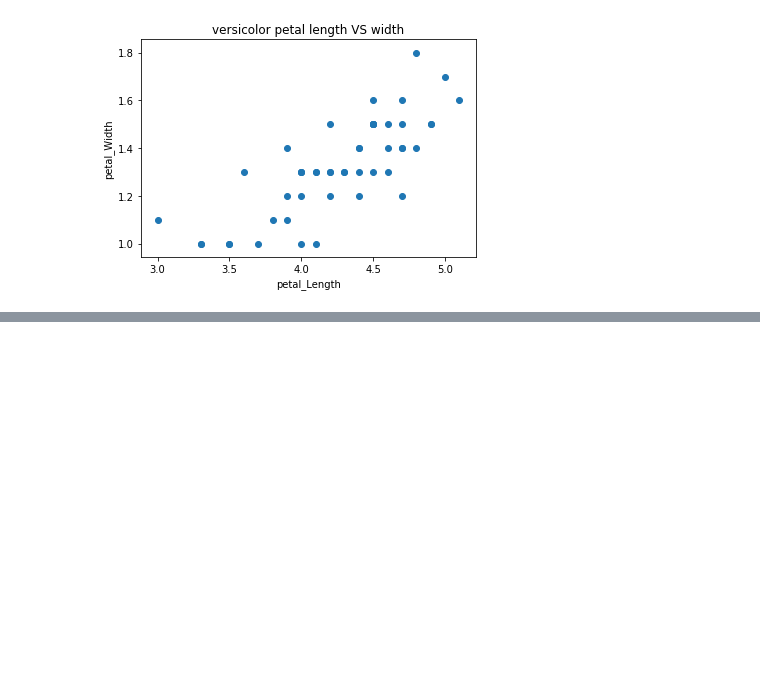
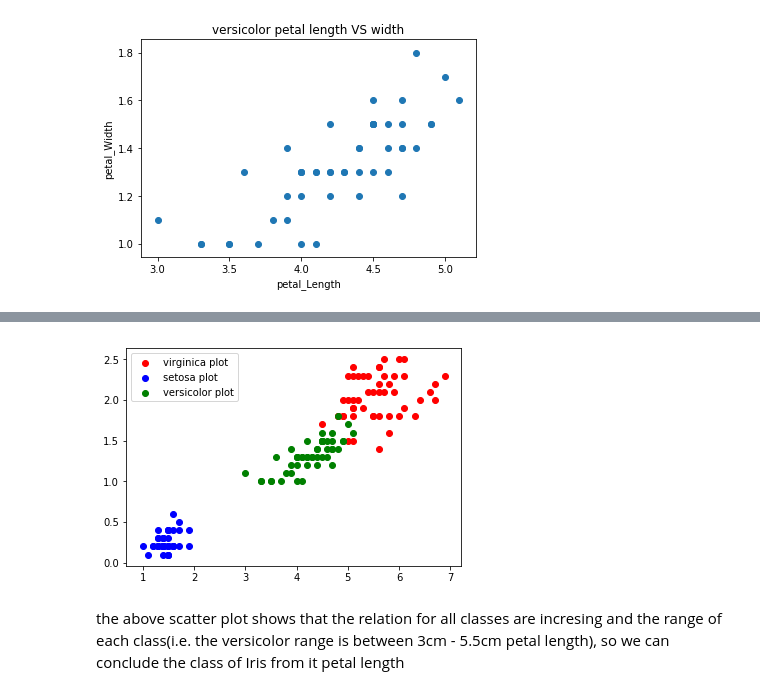
Before and after one commit to Abdelqader-001/HW_Projects, a Jupyter notebook: Exam_Iris Data analysis.ipynb, the cells around one changed output, grey strips where cells are left out. Saved outputs shown, nothing was run; the diff lists cells and outputs as text; code cells hidden in the pictures; blank space fills up the shorter version.

```diff
--- a/Exam_Iris Data analysis.ipynb
+++ b/Exam_Iris Data analysis.ipynb
@@ -106,0 +123,11 @@ Text(0.5, 0, 'petal_Length')
+# %%
+## scatter plot for All types petal length and width
+virginica_plot=plt.scatter(virginica_petal_length_arr , virginica_petal_width_arr,color='red')
+setosa_plot=plt.scatter(setosa_petal_length_arr , setosa_petal_width_arr,color='blue')
+versicolor_plot=plt.scatter(versicolor_petal_length_arr , versicolor_petal_Width_arr,color='green')
+plt.legend((virginica_plot,setosa_plot,versicolor_plot),('virginica plot','setosa plot','versicolor plot'))
+plt.show()
+# %% [output]
+[figure, added]
+# %% [markdown]
+the above scatter plot shows that the relation for all classes are incresing and the range of each class(i.e. the versicolor range is between 3cm - 5.5cm petal length), so we can conclude the class of Iris from it petal length
```
Also changed, not shown: parts of 5 cells of this notebook.
